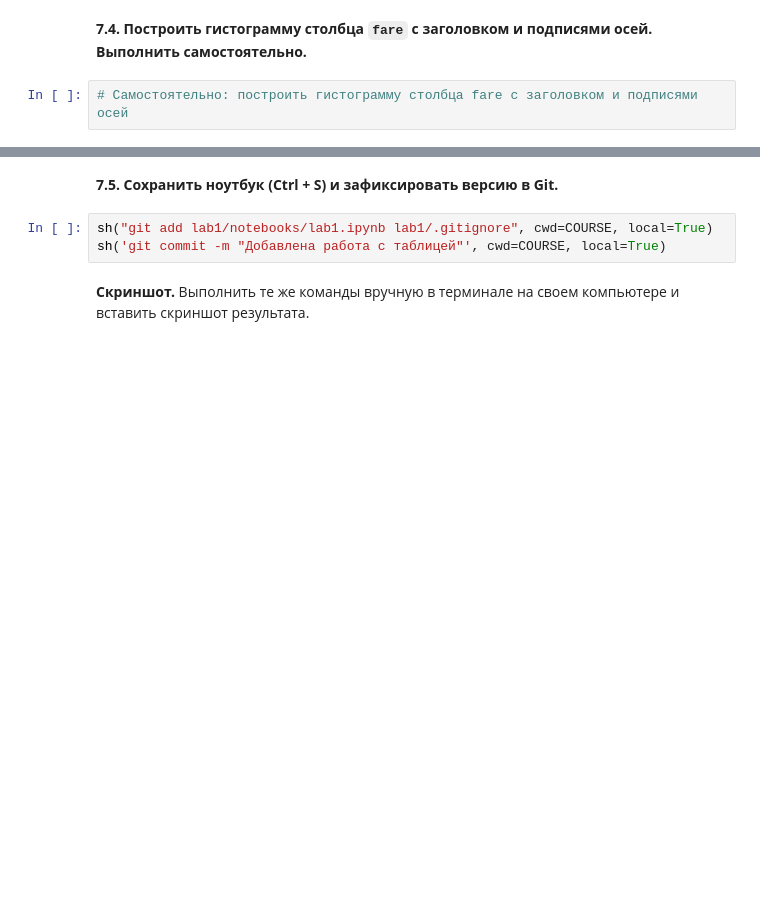
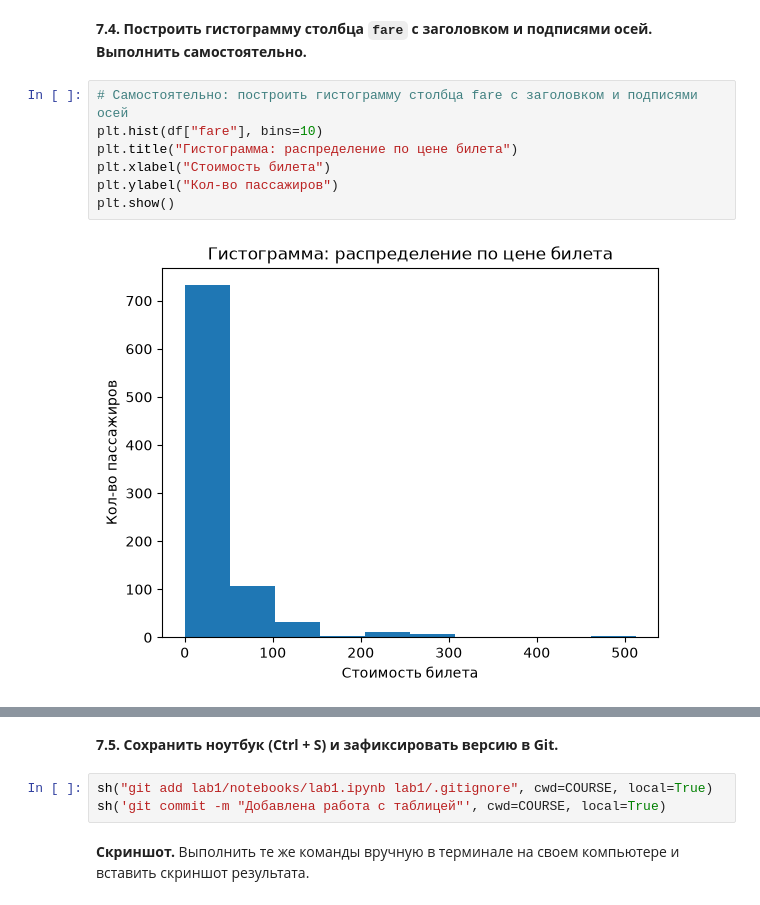
Before and after one commit to alex-allitnils/intro-to-AI, a Jupyter notebook: lab1/notebooks/LR1.ipynb, the cells around one changed output, grey strips where cells are left out. Drawn from its saved outputs; the diff is of its cells as text; blank space fills up the shorter version.

```diff
--- a/lab1/notebooks/LR1.ipynb
+++ b/lab1/notebooks/LR1.ipynb
@@ -590,5 +645,12 @@ print()
 **7.4. Построить гистограмму столбца `fare` с заголовком и подписями осей. Выполнить самостоятельно.**
 # %%
 # Самостоятельно: построить гистограмму столбца fare с заголовком и подписями осей
+plt.hist(df["fare"], bins=10)
+plt.title("Гистограмма: распределение по цене билета")
+plt.xlabel("Стоимость билета")
+plt.ylabel("Кол-во пассажиров")
+plt.show()
+# %% [output]
+[figure, added]
 # %% [markdown]
 **Описание работы.** Написать 3–4 предложения собственными словами: какие библиотеки подключены, что делает каждая ячейка, что изображено на графике (оси и единицы измерения).
```
Also changed, not shown: parts of 21 cells of this notebook, 1 other file.
